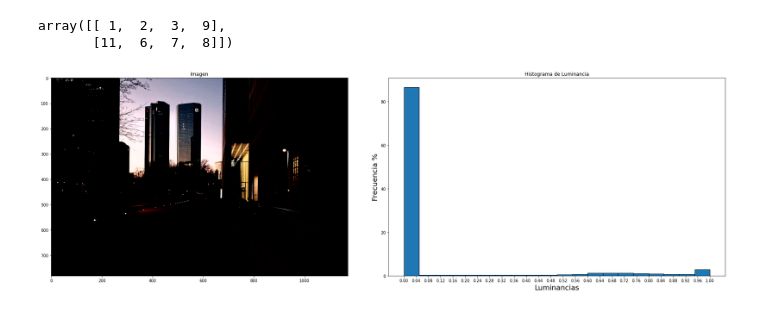
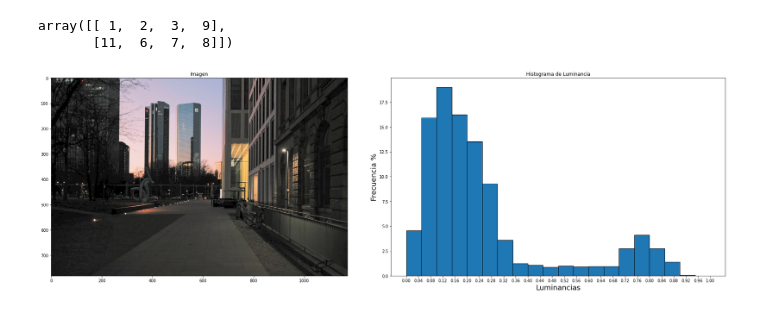
Before and after one commit to nicolassalomon96/procesamiento_imagenes_UNS, a Jupyter notebook: TP4/Histograma_de_luminancia.ipynb, the cells around one changed output. Drawn from its saved outputs; the diff is of its cells as text; code cells hidden in the pictures.

```diff
--- a/TP4/Histograma_de_luminancia.ipynb
+++ b/TP4/Histograma_de_luminancia.ipynb
@@ -350,10 +350,10 @@ a'''
 array([[ 1,  2,  3,  9],
        [11,  6,  7,  8]])
 # %%
-YIQ_n = lineal_filter(image_2, 0.3, 0.7)
+YIQ_n = sqrt_filter(image_2)
 
 counts_relative_freq, bins = generate_histo(YIQ_n[:,:,0],0,1,20)
 
 plot_image_histo(yiq2rgb(YIQ_n), counts_relative_freq, bins, Contadores, figsize=(25,8))
 # %% [output]
-[figure, old version]
+[figure, new version]
```
